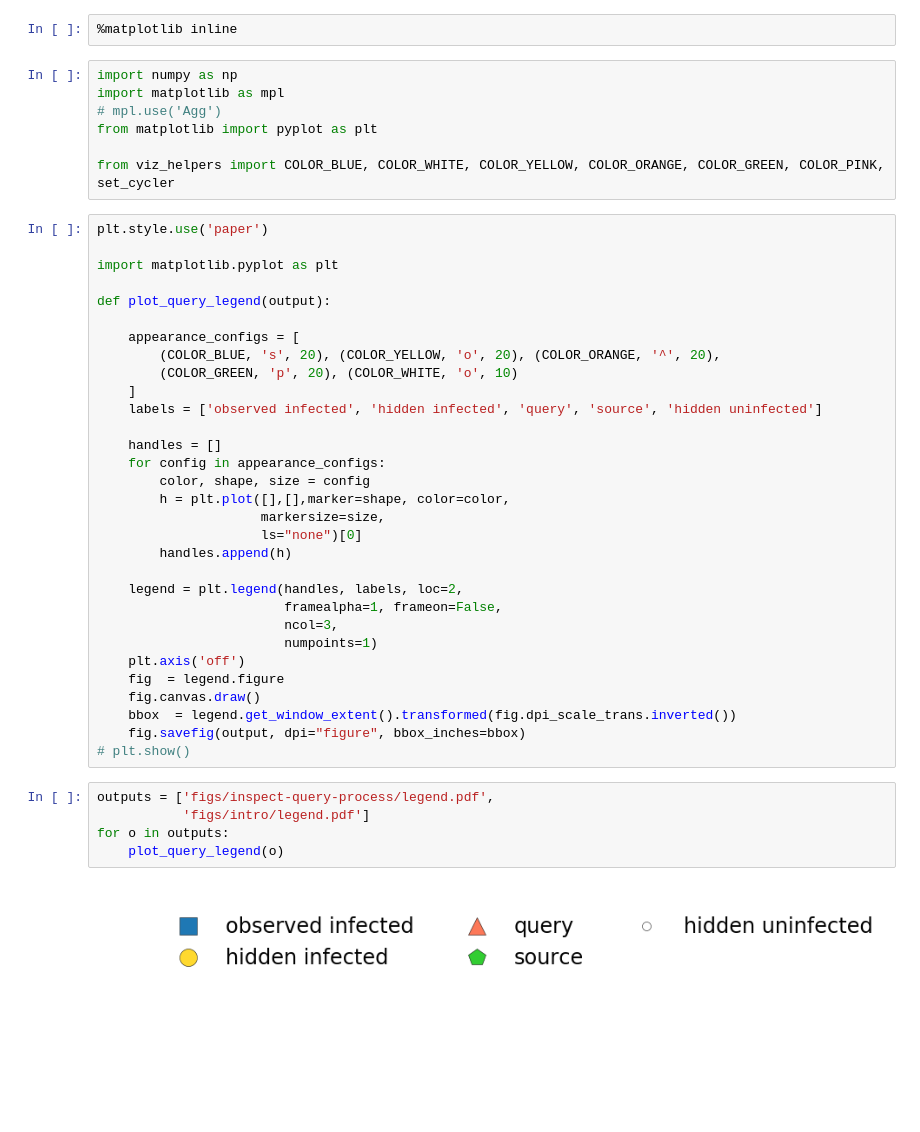
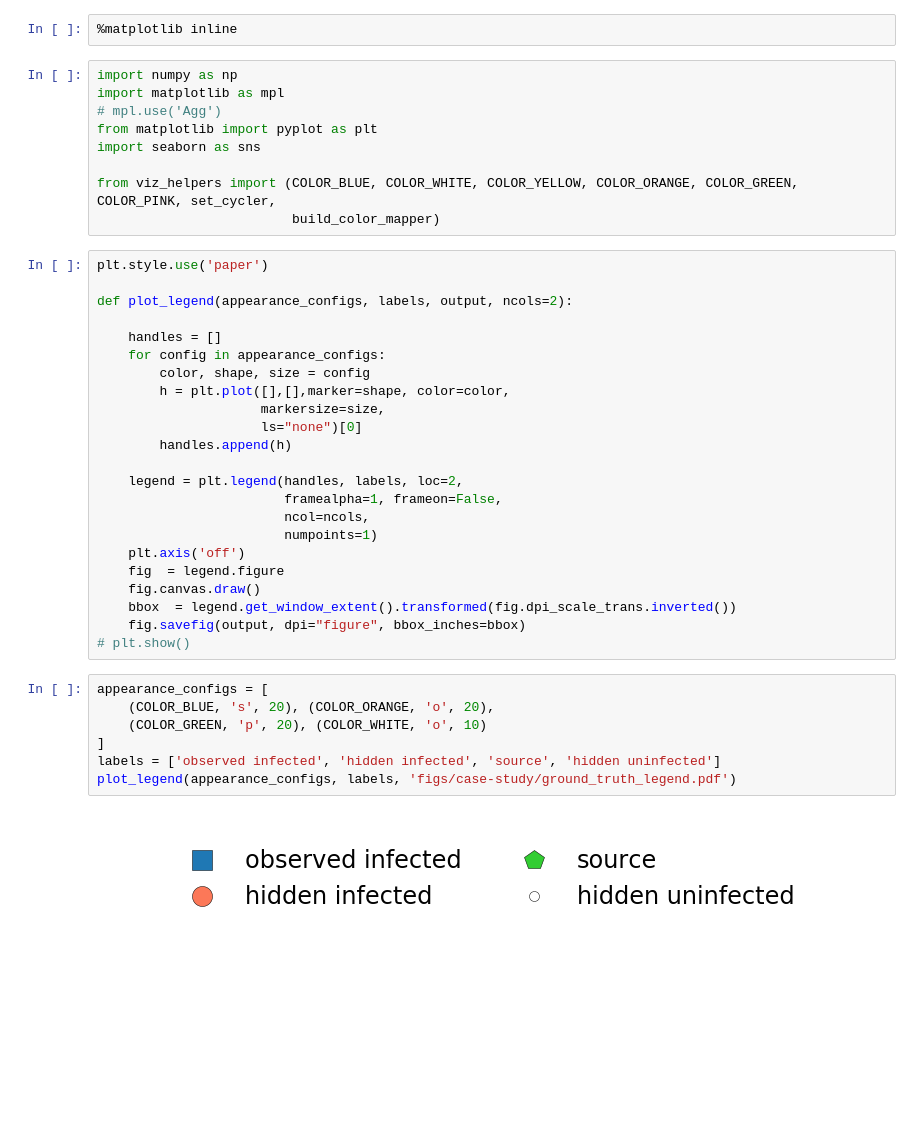
Before and after one commit to xiaohan2012/cascade-reconstruction-by-tree-samples, a Jupyter notebook: legend_and_colorbars.ipynb, the cells around one changed output. Drawn from its saved outputs; the diff is of its cells as text; blank space fills up the shorter version.

Commit message:
legend and colorbar

```diff
--- a/legend_and_colorbars.ipynb
+++ b/legend_and_colorbars.ipynb
@@ -5,20 +5,14 @@ import numpy as np
 import matplotlib as mpl
 # mpl.use('Agg')
 from matplotlib import pyplot as plt
+import seaborn as sns
 
-from viz_helpers import COLOR_BLUE, COLOR_WHITE, COLOR_YELLOW, COLOR_ORANGE, COLOR_GREEN, COLOR_PINK, set_cycler
+from viz_helpers import (COLOR_BLUE, COLOR_WHITE, COLOR_YELLOW, COLOR_ORANGE, COLOR_GREEN, COLOR_PINK, set_cycler,
+                         build_color_mapper)
 # %%
 plt.style.use('paper')
 
-import matplotlib.pyplot as plt
-
-def plot_query_legend(output):
-
-    appearance_configs = [
-        (COLOR_BLUE, 's', 20), (COLOR_YELLOW, 'o', 20), (COLOR_ORANGE, '^', 20),
-        (COLOR_GREEN, 'p', 20), (COLOR_WHITE, 'o', 10)
-    ]
-    labels = ['observed infected', 'hidden infected', 'query', 'source', 'hidden uninfected']
+def plot_legend(appearance_configs, labels, output, ncols=2):
 
     handles = []
     for config in appearance_configs:
@@ -30,7 +24,7 @@ def plot_query_legend(output):
 
     legend = plt.legend(handles, labels, loc=2,
                         framealpha=1, frameon=False,
-                        ncol=3,
+                        ncol=ncols,
                         numpoints=1)
     plt.axis('off')
     fig  = legend.figure
@@ -38,10 +32,12 @@ def plot_query_legend(output):
     bbox  = legend.get_window_extent().transformed(fig.dpi_scale_trans.inverted())
     fig.savefig(output, dpi="figure", bbox_inches=bbox)
 # plt.show()
-# %%
-outputs = ['figs/inspect-query-process/legend.pdf',
-           'figs/intro/legend.pdf']
-for o in outputs:
-    plot_query_legend(o)
-# %% [output]
-[figure, removed]
+# %%
+appearance_configs = [
+    (COLOR_BLUE, 's', 20), (COLOR_ORANGE, 'o', 20),
+    (COLOR_GREEN, 'p', 20), (COLOR_WHITE, 'o', 10)
+]
+labels = ['observed infected', 'hidden infected', 'source', 'hidden uninfected']
+plot_legend(appearance_configs, labels, 'figs/case-study/ground_truth_legend.pdf')
+# %% [output]
+[figure, added]
```
Also changed, not shown: parts of 7 cells of this notebook.
